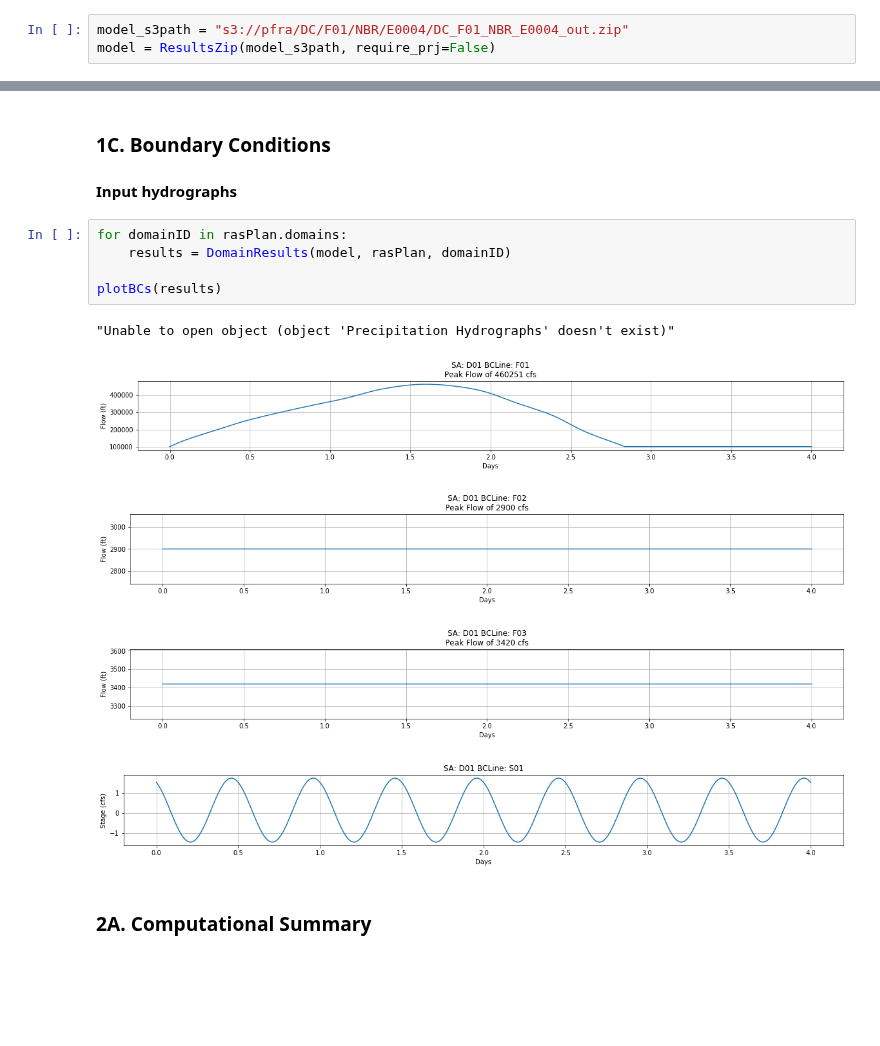
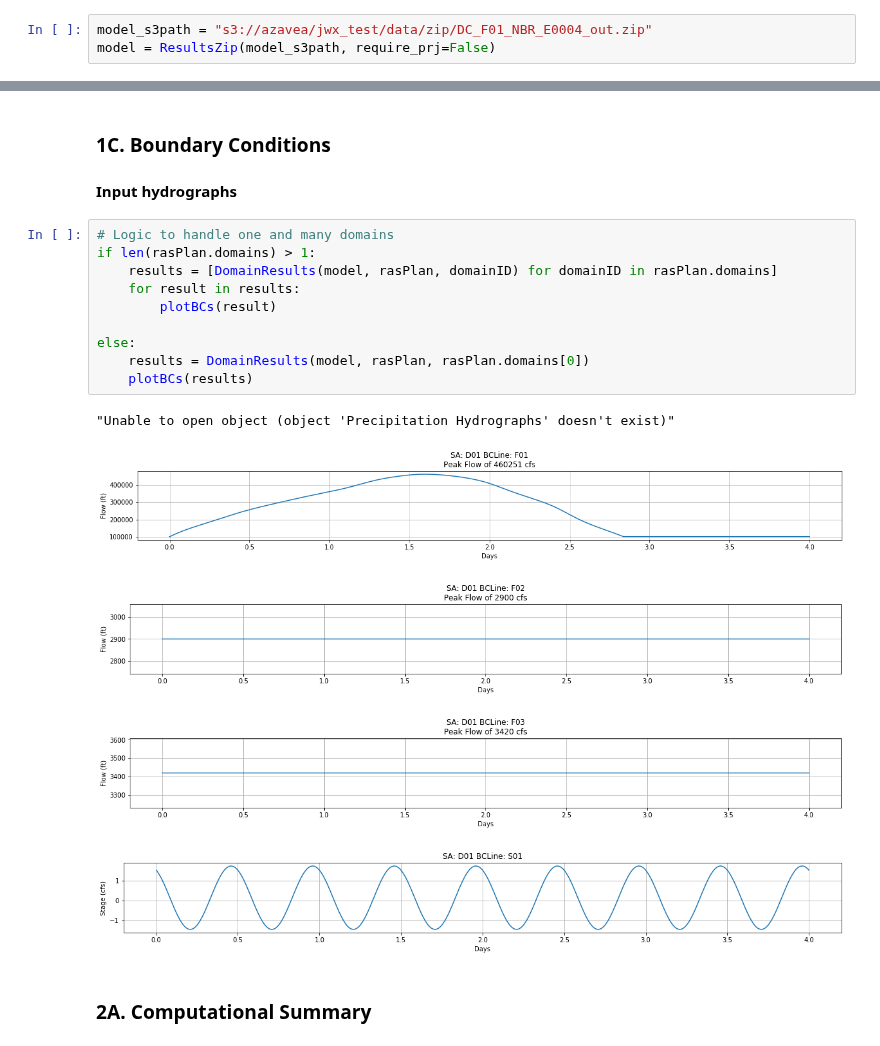
Before and after one commit to Dewberry/hecrasio, a Jupyter notebook: notebooks/QAQC-FluvialTest.ipynb, the cells around one changed output, grey strips where cells are left out. Drawn from its saved outputs; the diff is of its cells as text; blank space fills up the shorter version.

```diff
--- a/notebooks/QAQC-FluvialTest.ipynb
+++ b/notebooks/QAQC-FluvialTest.ipynb
@@ -37,7 +37,7 @@ from hecrasio.qaqc import *
 
 *from AWS*
 # %%
-model_s3path = "s3://pfra/DC/F01/NBR/E0004/DC_F01_NBR_E0004_out.zip"
+model_s3path = "s3://azavea/jwx_test/data/zip/DC_F01_NBR_E0004_out.zip"
 model = ResultsZip(model_s3path, require_prj=False)
 # %%
 hdfResults_paths = [f for f in model.contents if '.hdf' in f]
@@ -97,17 +99,22 @@ rasPlan.Plan_Parameters
 ### 1C. Boundary Conditions
 
 #### Input hydrographs
-# %%
-for domainID in rasPlan.domains:
-    results = DomainResults(model, rasPlan, domainID)
-
-plotBCs(results)
-# %% [output]
-"Unable to open object (object 'Precipitation Hydrographs' doesn't exist)"
-[figure, removed]
-[figure, removed]
-[figure, removed]
-[figure, removed]
+# %%
+# Logic to handle one and many domains
+if len(rasPlan.domains) > 1:
+    results = [DomainResults(model, rasPlan, domainID) for domainID in rasPlan.domains]
+    for result in results:
+        plotBCs(result)
+
+else:
+    results = DomainResults(model, rasPlan, rasPlan.domains[0])
+    plotBCs(results)
+# %% [output]
+"Unable to open object (object 'Precipitation Hydrographs' doesn't exist)"
+[figure, added]
+[figure, added]
+[figure, added]
+[figure, added]
 # %% [markdown]
 ### 2A. Computational Summary
 # %%
```
Also changed, not shown: parts of 7 cells of this notebook, 3 other files.
